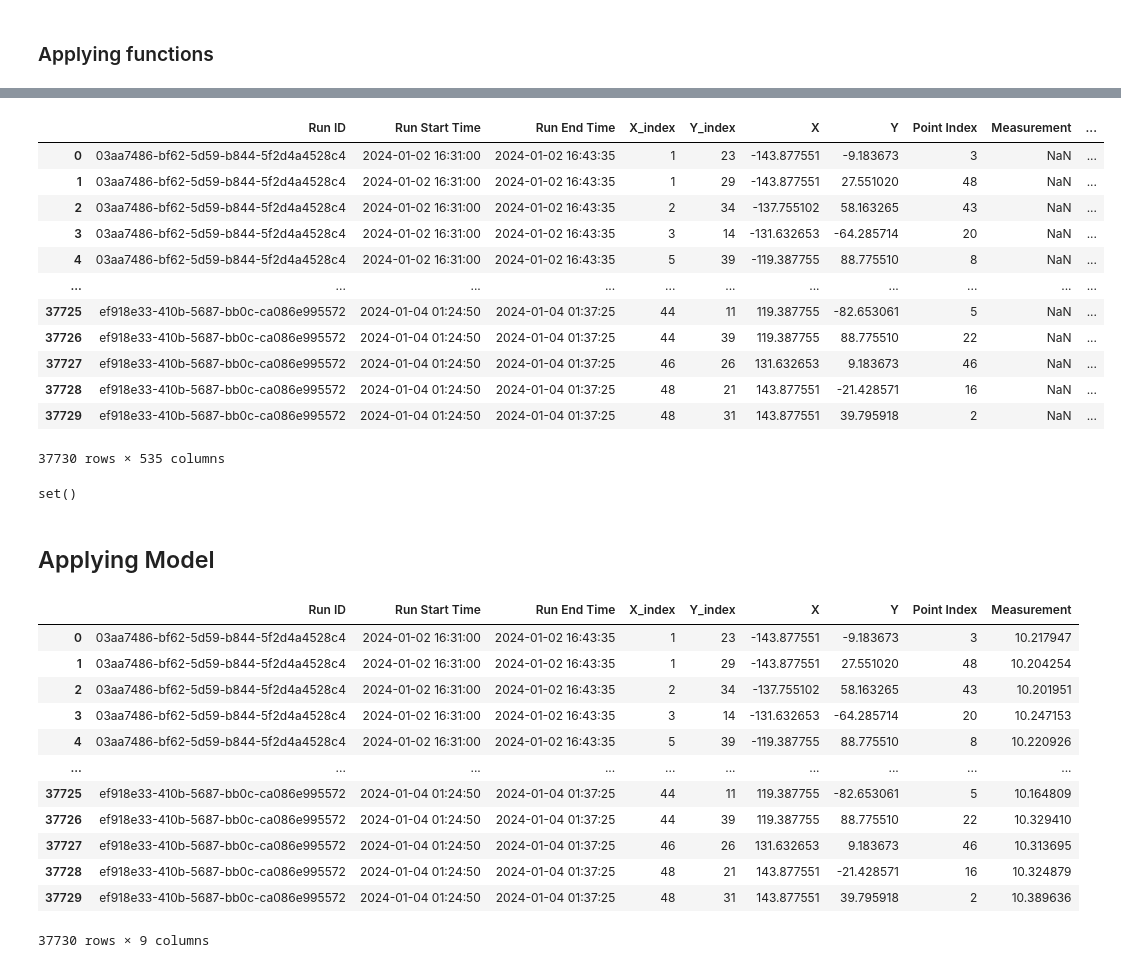
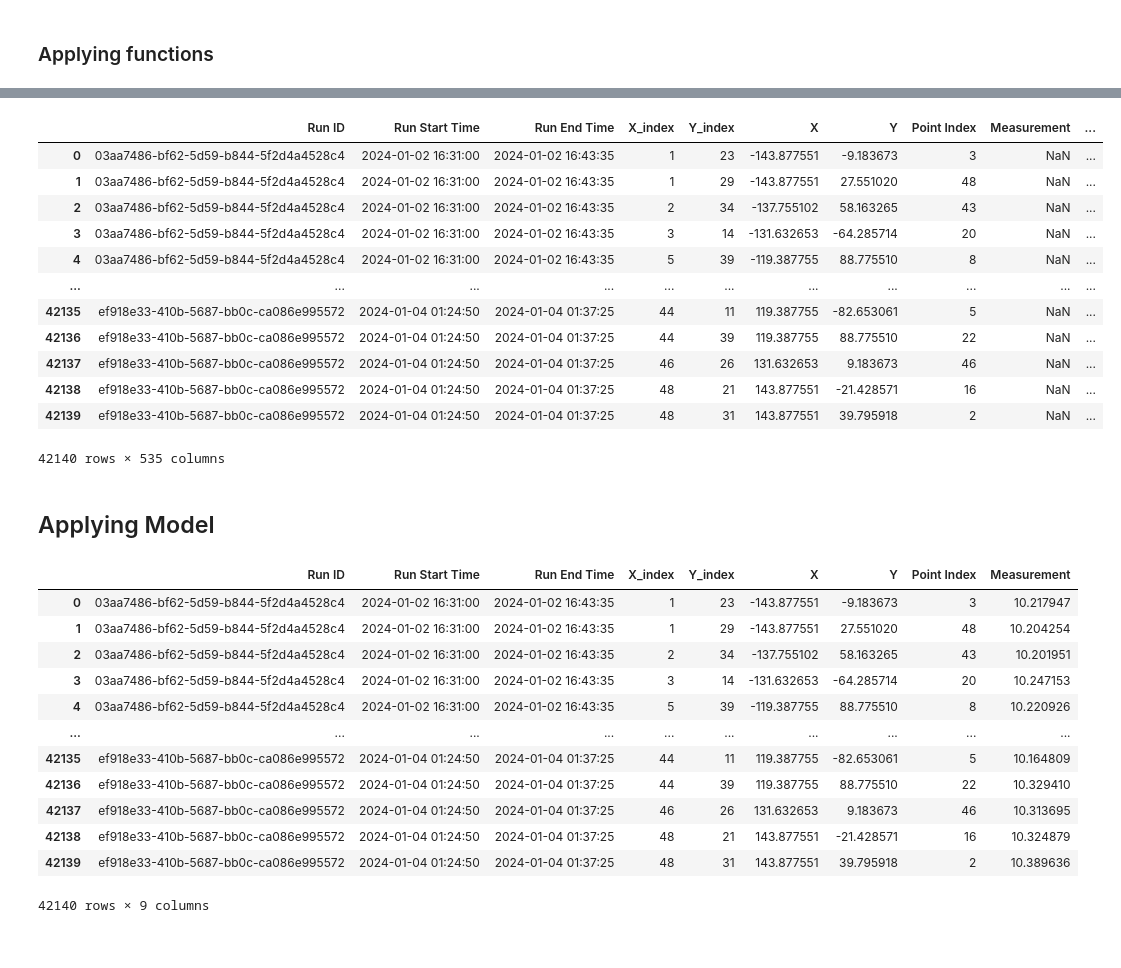
Before and after one commit to alvinnnnnnnnnn/Micron-AI-Challenge, a Jupyter notebook: final.ipynb, the cells around one changed output, grey strips where cells are left out. Drawn from its saved outputs; the diff is of its cells as text; code cells hidden in the pictures.

```diff
--- a/final.ipynb
+++ b/final.ipynb
@@ -1064,7 +1115,7 @@ test_metrology_df = metrology_test_df[~metrology_test_df["Run ID"].isin(same_run
 # %% [markdown]
 ### Applying functions
 # %%
-incoming_avg_df_test = average_incoming_data(test_incoming_df)
+incoming_avg_df_test = average_incoming_data(incoming_test_df)
 dataframe_incoming_pivot_test = pivot_incoming_data(incoming_avg_df_test)
 
 dataframe_incoming_pivot_test
@@ -1085,5 +1136,5 @@ dataframe_incoming_pivot_test
 # %%
-run_avg_df_test = average_run_data(test_run_df)
+run_avg_df_test = average_run_data(run_test_df)
 dataframe_run_pivot_test = pivot_run_data(run_avg_df_test)
 
 dataframe_run_pivot_test
@@ -1104,26 +1155,24 @@ dataframe_run_pivot_test
 # %%
-final_test_df = merge_dataframes(test_metrology_df, dataframe_run_pivot_test, dataframe_incoming_pivot_test)
-final_test_df.to_parquet('processed/final_test_df.parquet', index=False)
+final_test_df = merge_dataframes(metrology_test_df, dataframe_run_pivot_test, dataframe_incoming_pivot_test)
+final_test_df.to_parquet('processed/final_test_df_all.parquet', index=False)
 
 final_test_df
 # %% [output]
 |  | Run ID | Run Start Time | Run End Time | X_index | Y_index | X | Y | Point Index | Measurement | ... |
 | 0 | 03aa7486-bf62-5d59-b844-5f2d4a4528c4 | 2024-01-02 16:31:00 | 2024-01-02 16:43:35 | 1 | 23 | -143.877551 | -9.183673 | 3 | NaN | ... |
 | 1 | 03aa7486-bf62-5d59-b844-5f2d4a4528c4 | 2024-01-02 16:31:00 | 2024-01-02 16:43:35 | 1 | 29 | -143.877551 | 27.551020 | 48 | NaN | ... |
 | 2 | 03aa7486-bf62-5d59-b844-5f2d4a4528c4 | 2024-01-02 16:31:00 | 2024-01-02 16:43:35 | 2 | 34 | -137.755102 | 58.163265 | 43 | NaN | ... |
 | 3 | 03aa7486-bf62-5d59-b844-5f2d4a4528c4 | 2024-01-02 16:31:00 | 2024-01-02 16:43:35 | 3 | 14 | -131.632653 | -64.285714 | 20 | NaN | ... |
 | 4 | 03aa7486-bf62-5d59-b844-5f2d4a4528c4 | 2024-01-02 16:31:00 | 2024-01-02 16:43:35 | 5 | 39 | -119.387755 | 88.775510 | 8 | NaN | ... |
 | ... | ... | ... | ... | ... | ... | ... | ... | ... | ... | ... |
-| 37725 | ef918e33-410b-5687-bb0c-ca086e995572 | 2024-01-04 01:24:50 | 2024-01-04 01:37:25 | 44 | 11 | 119.387755 | -82.653061 | 5 | NaN | ... |
-| 37726 | ef918e33-410b-5687-bb0c-ca086e995572 | 2024-01-04 01:24:50 | 2024-01-04 01:37:25 | 44 | 39 | 119.387755 | 88.775510 | 22 | NaN | ... |
-| 37727 | ef918e33-410b-5687-bb0c-ca086e995572 | 2024-01-04 01:24:50 | 2024-01-04 01:37:25 | 46 | 26 | 131.632653 | 9.183673 | 46 | NaN | ... |
-| 37728 | ef918e33-410b-5687-bb0c-ca086e995572 | 2024-01-04 01:24:50 | 2024-01-04 01:37:25 | 48 | 21 | 143.877551 | -21.428571 | 16 | NaN | ... |
-| 37729 | ef918e33-410b-5687-bb0c-ca086e995572 | 2024-01-04 01:24:50 | 2024-01-04 01:37:25 | 48 | 31 | 143.877551 | 39.795918 | 2 | NaN | ... |
+| 42135 | ef918e33-410b-5687-bb0c-ca086e995572 | 2024-01-04 01:24:50 | 2024-01-04 01:37:25 | 44 | 11 | 119.387755 | -82.653061 | 5 | NaN | ... |
+| 42136 | ef918e33-410b-5687-bb0c-ca086e995572 | 2024-01-04 01:24:50 | 2024-01-04 01:37:25 | 44 | 39 | 119.387755 | 88.775510 | 22 | NaN | ... |
+| 42137 | ef918e33-410b-5687-bb0c-ca086e995572 | 2024-01-04 01:24:50 | 2024-01-04 01:37:25 | 46 | 26 | 131.632653 | 9.183673 | 46 | NaN | ... |
+| 42138 | ef918e33-410b-5687-bb0c-ca086e995572 | 2024-01-04 01:24:50 | 2024-01-04 01:37:25 | 48 | 21 | 143.877551 | -21.428571 | 16 | NaN | ... |
+| 42139 | ef918e33-410b-5687-bb0c-ca086e995572 | 2024-01-04 01:24:50 | 2024-01-04 01:37:25 | 48 | 31 | 143.877551 | 39.795918 | 2 | NaN | ... |
-37730 rows × 535 columns
+42140 rows × 535 columns
 # %%
-set(final_test_df["Run ID"].unique().tolist()) & set(final_df["Run ID"].unique().tolist())
+# set(final_test_df["Run ID"].unique().tolist()) & set(final_df["Run ID"].unique().tolist())
-# %% [output]
-set()
 # %% [markdown]
 ## Applying Model
 # %%
@@ -1139,7 +1188,7 @@ with open('best_model.pkl', 'rb') as f:
 
 y_pred_test = best_model.predict(X_test)
 # %%
-submission_metrology_test_df = test_metrology_df
+submission_metrology_test_df = metrology_test_df.copy()
 submission_metrology_test_df['Measurement'] = y_pred_test
 
 submission_metrology_test_df
@@ -1151,10 +1200,10 @@ submission_metrology_test_df
 | 3 | 03aa7486-bf62-5d59-b844-5f2d4a4528c4 | 2024-01-02 16:31:00 | 2024-01-02 16:43:35 | 3 | 14 | -131.632653 | -64.285714 | 20 | 10.247153 |
 | 4 | 03aa7486-bf62-5d59-b844-5f2d4a4528c4 | 2024-01-02 16:31:00 | 2024-01-02 16:43:35 | 5 | 39 | -119.387755 | 88.775510 | 8 | 10.220926 |
 | ... | ... | ... | ... | ... | ... | ... | ... | ... | ... |
-| 37725 | ef918e33-410b-5687-bb0c-ca086e995572 | 2024-01-04 01:24:50 | 2024-01-04 01:37:25 | 44 | 11 | 119.387755 | -82.653061 | 5 | 10.164809 |
-| 37726 | ef918e33-410b-5687-bb0c-ca086e995572 | 2024-01-04 01:24:50 | 2024-01-04 01:37:25 | 44 | 39 | 119.387755 | 88.775510 | 22 | 10.329410 |
-| 37727 | ef918e33-410b-5687-bb0c-ca086e995572 | 2024-01-04 01:24:50 | 2024-01-04 01:37:25 | 46 | 26 | 131.632653 | 9.183673 | 46 | 10.313695 |
-| 37728 | ef918e33-410b-5687-bb0c-ca086e995572 | 2024-01-04 01:24:50 | 2024-01-04 01:37:25 | 48 | 21 | 143.877551 | -21.428571 | 16 | 10.324879 |
-| 37729 | ef918e33-410b-5687-bb0c-ca086e995572 | 2024-01-04 01:24:50 | 2024-01-04 01:37:25 | 48 | 31 | 143.877551 | 39.795918 | 2 | 10.389636 |
+| 42135 | ef918e33-410b-5687-bb0c-ca086e995572 | 2024-01-04 01:24:50 | 2024-01-04 01:37:25 | 44 | 11 | 119.387755 | -82.653061 | 5 | 10.164809 |
+| 42136 | ef918e33-410b-5687-bb0c-ca086e995572 | 2024-01-04 01:24:50 | 2024-01-04 01:37:25 | 44 | 39 | 119.387755 | 88.775510 | 22 | 10.329410 |
+| 42137 | ef918e33-410b-5687-bb0c-ca086e995572 | 2024-01-04 01:24:50 | 2024-01-04 01:37:25 | 46 | 26 | 131.632653 | 9.183673 | 46 | 10.313695 |
+| 42138 | ef918e33-410b-5687-bb0c-ca086e995572 | 2024-01-04 01:24:50 | 2024-01-04 01:37:25 | 48 | 21 | 143.877551 | -21.428571 | 16 | 10.324879 |
+| 42139 | ef918e33-410b-5687-bb0c-ca086e995572 | 2024-01-04 01:24:50 | 2024-01-04 01:37:25 | 48 | 31 | 143.877551 | 39.795918 | 2 | 10.389636 |
-37730 rows × 9 columns
+42140 rows × 9 columns
 # %%
```
Also changed, not shown: parts of 13 cells of this notebook.
